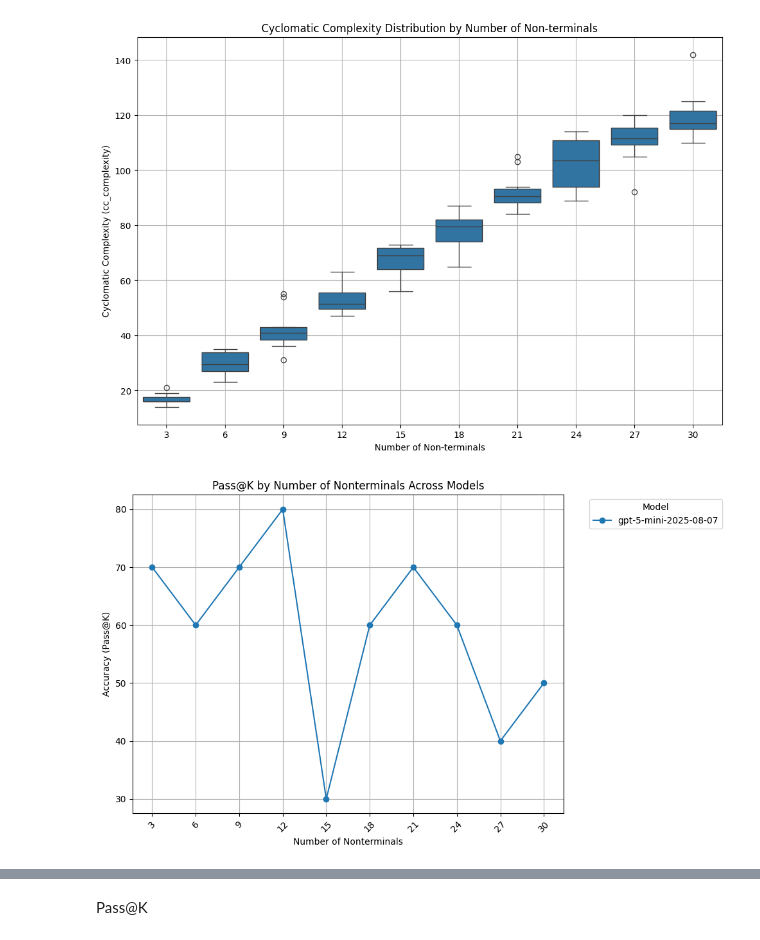
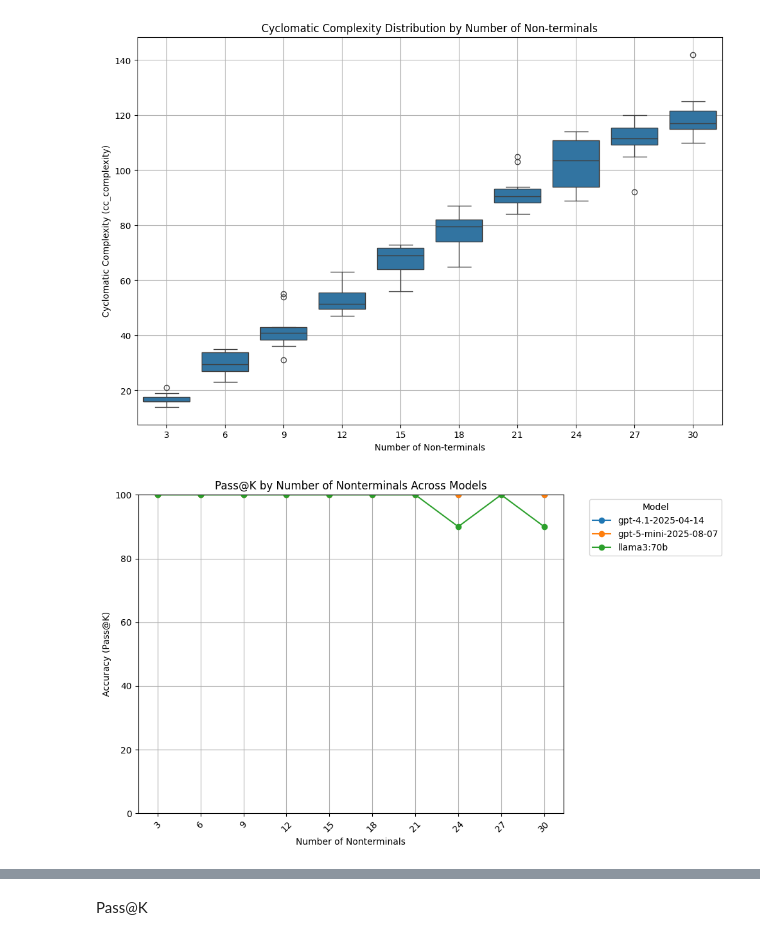
Before and after one commit to Jacksadventure/Grammar_bench, a Jupyter notebook: repair_results_analysis.ipynb, the cells around one changed output, grey strips where cells are left out. Cells and saved outputs as stored; diff of their text form; code cells hidden in the pictures.

```diff
--- a/repair_results_analysis.ipynb
+++ b/repair_results_analysis.ipynb
@@ -17,6 +17,8 @@ target_db = f'targets{database_version}.db'
 # %%
 sources_dbs = [
             "repair_results_openai_gpt-5-mini-2025-08-07_targets16.db",
+            "repair_results_openai_gpt-4.1-2025-04-14_targets16.db",
+            "repair_results_ollama_llama3:70b_targets16.db"
             ]
 # %%
 import sqlite3
@@ -82,34 +84,35 @@ for db_path in sources_dbs:
 
     # For pass@K: each puzzle counts as passed if it succeeded at least once
     passed_by_case = (df_res.groupby('case_id')['correct'].max() > 0).rename('passed').reset_index()
     df_join = passed_by_case.merge(case_nt, on='case_id', how='left')
 
     # Numerator: number of unique puzzles passed for each num_nonterminals
     num_passed = df_join.groupby('num_nonterminals')['passed'].sum()
 
     pass_rate = (num_passed / denom * 100).reindex(all_num_nts, fill_value=0)
 
     for num_nt, rate in pass_rate.items():
         records.append({'model': model, 'num_nonterminals': num_nt, 'pass_at_k': rate})
 
 df_nt_passk = pd.DataFrame(records)
 
 # Plotting
 plt.figure(figsize=(10, 6))
 for model in sorted(set(models)):
     df_model = df_nt_passk[df_nt_passk['model'] == model].sort_values('num_nonterminals')
     plt.plot(df_model['num_nonterminals'], df_model['pass_at_k'], marker='o', label=model)
 
 plt.xlabel('Number of Nonterminals')
 plt.ylabel('Accuracy (Pass@K)')
 plt.title('Pass@K by Number of Nonterminals Across Models')
 plt.legend(title='Model', bbox_to_anchor=(1.05, 1), loc='upper left')
 plt.xticks(all_num_nts, rotation=45)
 plt.grid(True)
 plt.tight_layout()
+plt.ylim(0, 100)
 plt.show()
 # %% [output]
-[figure, old version]
+[figure, new version]
 # %%
 # Combined scatter plot of correcteded cases across all models
 records = []
```
Also changed, not shown: parts of 4 cells of this notebook, 4 other files.
